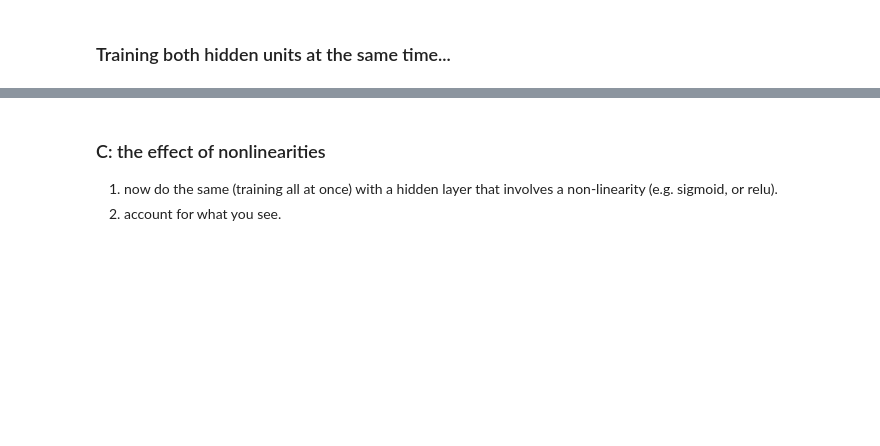
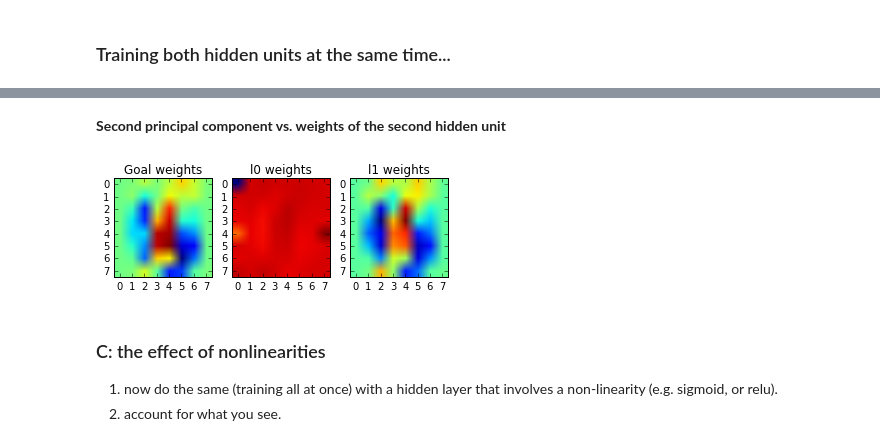
Before and after one commit to harryross263/comp421, a Jupyter notebook: Assignments/harry_second_assignment.ipynb, the cells around one changed output, grey strips where cells are left out. Cells and saved outputs as stored; diff of their text form; code cells hidden in the pictures; blank space fills up the shorter version.

```diff
--- a/Assignments/harry_second_assignment.ipynb
+++ b/Assignments/harry_second_assignment.ipynb
@@ -318,3 +312,9 @@ optimized_params = adam(grad_objective, init_params=weights, step_size=step_size
+# %% [markdown]
+__Second principal component vs. weights of the second hidden unit__
+# %%
+display_weights(optimized_together_params, hidden_unit=1, goal_weights=pca.components_[1])
+# %% [output]
+[figure, added]
 # %% [markdown]
 ### C: the effect of nonlinearities
    1. now do the same (training all at once) with a hidden layer that involves a non-linearity (e.g. sigmoid, or relu).
```
Also changed, not shown: parts of 30 cells of this notebook, 2 other files.
